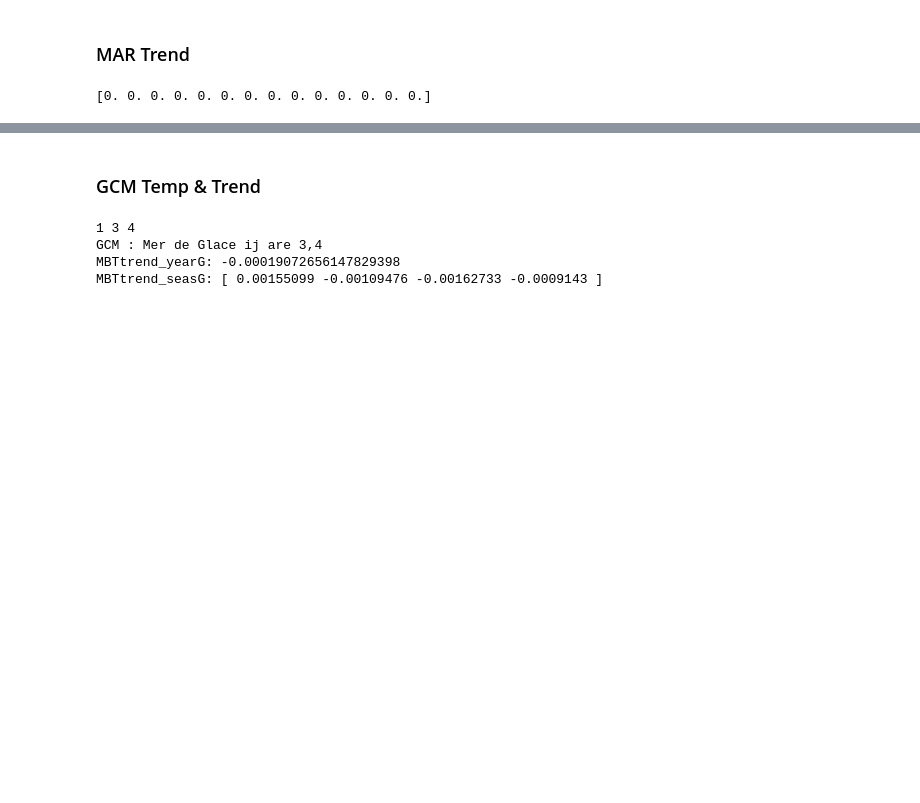
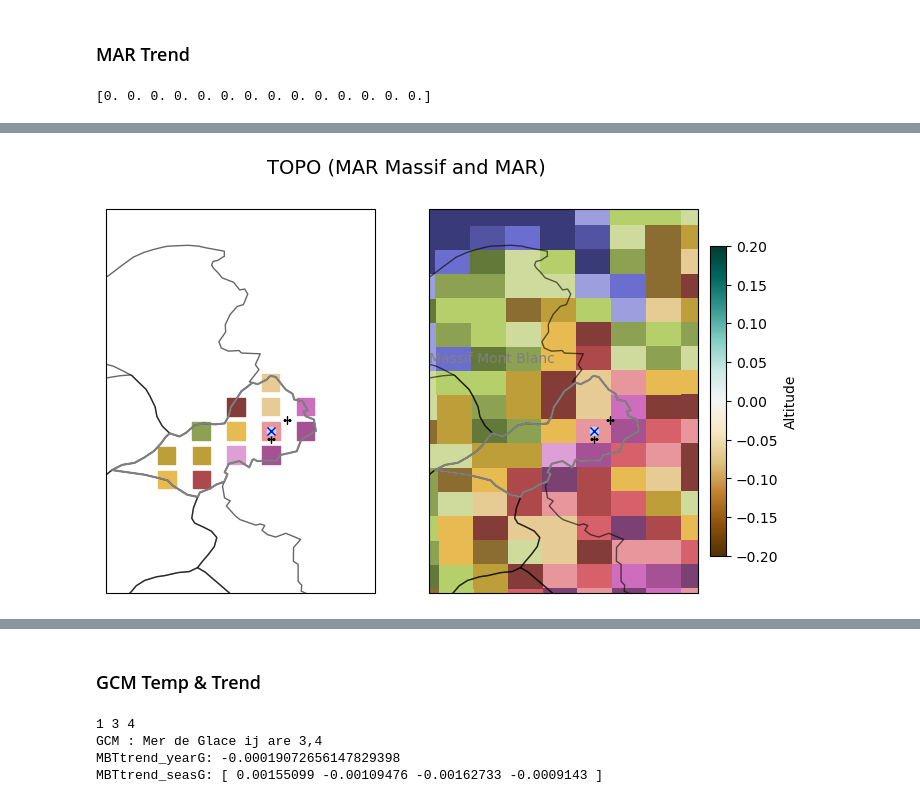
Before and after one commit to vpeyaud/MAR_GCMs, a Jupyter notebook: 3-Prec_MPI_SSP245_Trend_v4.ipynb, the cells around one changed output, grey strips where cells are left out. Drawn from its saved outputs; the diff is of its cells as text; code cells hidden in the pictures; blank space fills up the shorter version.

```diff
--- a/3-Prec_MPI_SSP245_Trend_v4.ipynb
+++ b/3-Prec_MPI_SSP245_Trend_v4.ipynb
@@ -1239,0 +1240,98 @@ MBTtrend_yearM (14,)
+# %%
+from copy import copy
+
+colo_scale='tab20b'#'terrain'# 'gist_earth'
+vmin_scale=500
+vmax_scale=3000
+# %%
+### PLOT TOPO (MAR Massif and MAR) ### CHECK VALUES
+# ZOOM
+lonZoomMin, lonZoomMax = 5,8
+latZoomMin, latZoomMax = 43.5,47
+markersize=15
+# ZOOM
+lonZoomMin, lonZoomMax = 6.5,7.2
+latZoomMin, latZoomMax = 45.5,46.5
+markersize=160
+
+# Plot TOPO for GCM and MAR
+fig, axs = plt.subplots(nrows=1, ncols=2,figsize=(8, 5),
+    subplot_kw={'projection': proj}, dpi=quality #constrained_layout=True,
+)
+
+# ----- MAR MASSIF -----
+ax = axs[0]
+    #print("hist",slope_T_hist[i,0,0])
+#cb = ax.pcolormesh(longG, latiG, topoMARMassif,
+ax.scatter(inside_points_lola[:,0],inside_points_lola[:,1], c=topoMARMassif, #x,y,z
+                   marker='s',s=markersize,
+                   cmap=colo_scale, vmin=vmin_scale, vmax=vmax_scale)
+ax.add_feature(cfeature.COASTLINE)
+
+# ----- MAR -----
+ax = axs[1]
+    #print("245",slope_T_245[i,0,0])
+ax.pcolormesh(longM, latiM, topoMAR,
+                  cmap=colo_scale, vmin=vmin_scale, vmax=vmax_scale)
+ax.add_feature(cfeature.COASTLINE)
+
+# ----- Colorbar globale -----
+cbar = fig.colorbar(cb, ax=axs, orientation="vertical",
+                    fraction=0.025, pad=0.02)
+cbar.set_label("Altitude")
+
+# ----- Titres colonnes -----
+#axs[0].set_title(label, fontsize=10)
+ax.yaxis.set_ticks_position('left')
+# ----- Labels lignes -----
+for i, label in enumerate(["GCM", "MAR"]):
+    # print(label) !!!! WArning ylabel doesn't appear
+    axs[i].yaxis.set_ticks_position('right')
+    axs[i].set_ylabel(label, fontsize=14, rotation=90)
+
+    axs[i].set_xlim(lonZoomMin, lonZoomMax)
+    axs[i].set_ylim(latZoomMin, latZoomMax)
+
+# 3. Plot shapefiles massifs alpes
+if (True):
+    collection2 = PatchCollection(patches)
+    collection2.set_color('none')
+    collection2.set_edgecolor('k')
+    collection2.set_alpha(0.6)
+
+    #must copy the paches to recreate a new Artist view
+    new_patches=copy(patches)
+    collection3 = PatchCollection(new_patches)
+    collection3.set_color('none')
+    collection3.set_edgecolor('k')
+    collection3.set_alpha(0.6)
+axs[0].add_collection(collection2)
+axs[1].add_collection(collection3)
+
+# Plot Mont Blanc in grey
+i_ployg=2
+axs[0].plot(patches[i_ployg].get_xy()[:, 0],patches[i_ployg].get_xy()[:, 1],color='grey')
+axs[1].plot(patches[i_ployg].get_xy()[:, 0],patches[i_ployg].get_xy()[:, 1],color='grey')
+axs[1].text(6.5,46.1,"Massif Mont Blanc",color='gray')
+
+# Plot Arg
+print(glacioClim[0][0])
+axs[0].plot(glacioClim[0][1],glacioClim[0][2],'+',color='k') # lon lat
+axs[1].plot(glacioClim[0][1],glacioClim[0][2],'+',color='k')
+#
+i_inMAR,j_inMAR=glacioClXYM[0][1],glacioClXYM[0][2]
+axs[0].plot(longM[i_inMAR,j_inMAR],latiM[i_inMAR,j_inMAR],'o',color='powderblue') # MAR GRID
+axs[1].plot(longM[i_inMAR,j_inMAR],latiM[i_inMAR,j_inMAR],'o',color='powderblue')
+# Plot MdG
+print(glacioClim[1][0])
+axs[0].plot(glacioClim[1][1],glacioClim[1][2],'+',color='k')
+axs[1].plot(glacioClim[1][1],glacioClim[1][2],'+',color='k')
+#
+i_inMAR,j_inMAR=glacioClXYM[1][1],glacioClXYM[1][2]
+axs[0].plot(longM[i_inMAR,j_inMAR],latiM[i_inMAR,j_inMAR],'x',color='blue') # MAR GRID
+axs[1].plot(longM[i_inMAR,j_inMAR],latiM[i_inMAR,j_inMAR],'x',color='blue')
+
+
+fig.suptitle(f"TOPO (MAR Massif and MAR)", fontsize=14)
+#plt.savefig(f"{path_IMG}MARMassif_TOPO_zoom.png")
+# %% [output]
@@ -1239,0 +1341 @@ MBTtrend_yearM (14,)
+[figure, added]
```
Also changed, not shown: parts of 7 cells of this notebook, 1 other file.
